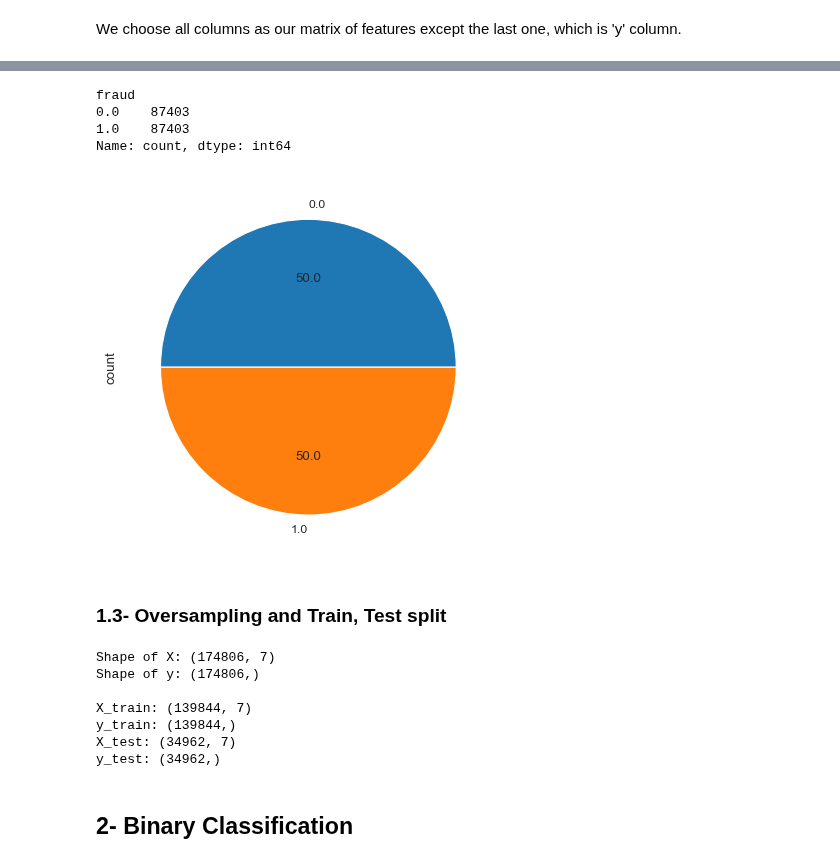
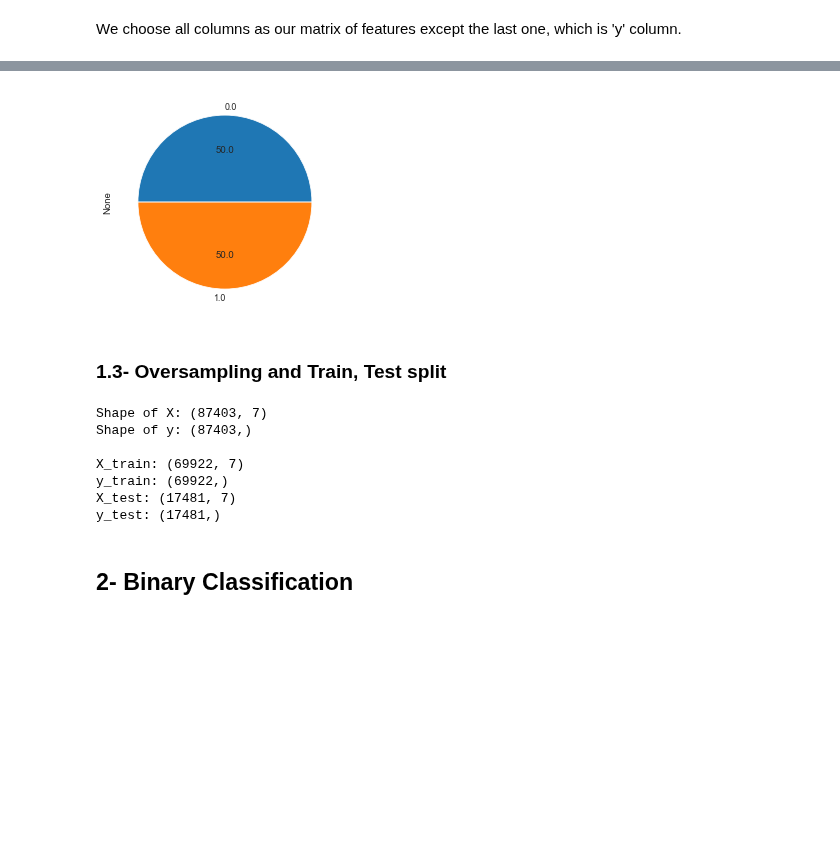
Before and after one commit to AdiPlay/Artifact-Intelligence, a Jupyter notebook: projekt/credit-card-fraud-classification-with-pytorch.ipynb, the cells around one changed output, grey strips where cells are left out. Drawn from its saved outputs; the diff is of its cells as text; code cells hidden in the pictures; blank space fills up the shorter version.

```diff
--- a/projekt/credit-card-fraud-classification-with-pytorch.ipynb
+++ b/projekt/credit-card-fraud-classification-with-pytorch.ipynb
@@ -116,32 +117,30 @@ Shape of y: (174806,)
 # %%
 dataset.value_counts("fraud").plot.pie(autopct = "%.1f")
 dataset.value_counts("fraud")
+X = real_resample.iloc[:, : -1].values
+y = fraud_resample.iloc[:, -1].values
 # %% [output]
-fraud
-0.0    87403
-1.0    87403
-Name: count, dtype: int64
-[figure, old version]
+[figure, new version]
 # %% [markdown]
 ### 1.3- Oversampling and Train, Test split
 # %%
-#X, y = SMOTE().fit_resample(X, y)
+
 print('Shape of X:', np.shape(X))
 print('Shape of y:', np.shape(y))
 
-X_train, X_test, y_train, y_test = train_test_split(X, y, test_size = 0.2, random_state=42)
+X_train, X_test, y_train, y_test = train_test_split(X, y, test_size=0.2, random_state=42)
 print('\nX_train:', np.shape(X_train))
 print('y_train:', np.shape(y_train))
 print('X_test:', np.shape(X_test))
 print('y_test:', np.shape(y_test))
 # %% [output]
-Shape of X: (174806, 7)
-Shape of y: (174806,)
+Shape of X: (87403, 7)
+Shape of y: (87403,)
 
-X_train: (139844, 7)
-y_train: (139844,)
-X_test: (34962, 7)
-y_test: (34962,)
+X_train: (69922, 7)
+y_train: (69922,)
+X_test: (17481, 7)
+y_test: (17481,)
 # %% [markdown]
 ## **2- Binary Classification**
 # %%
```
Also changed, not shown: parts of 10 cells of this notebook, 1 other file.
